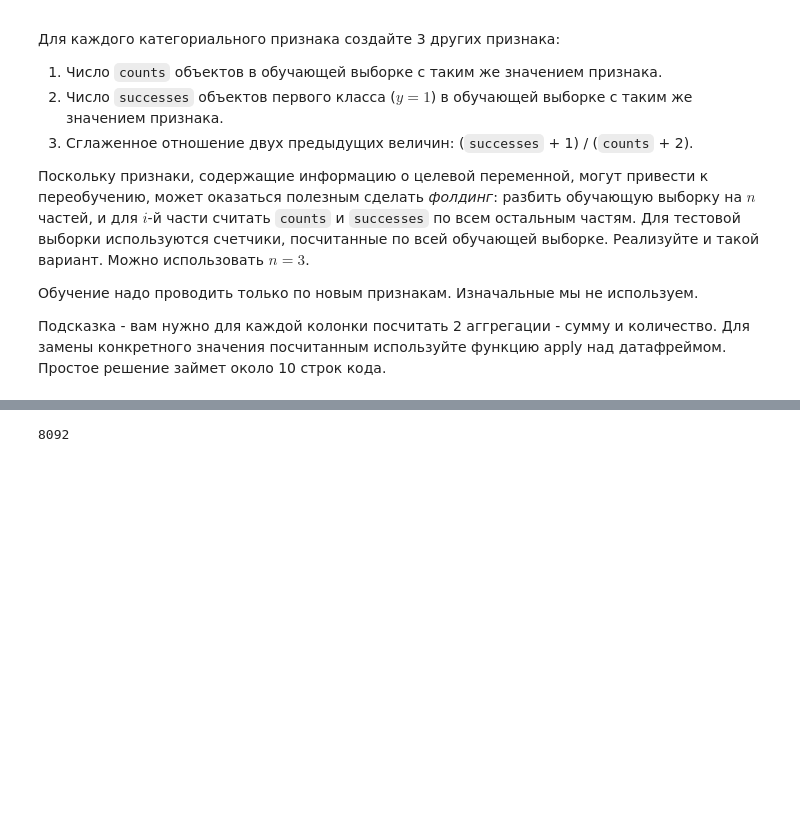
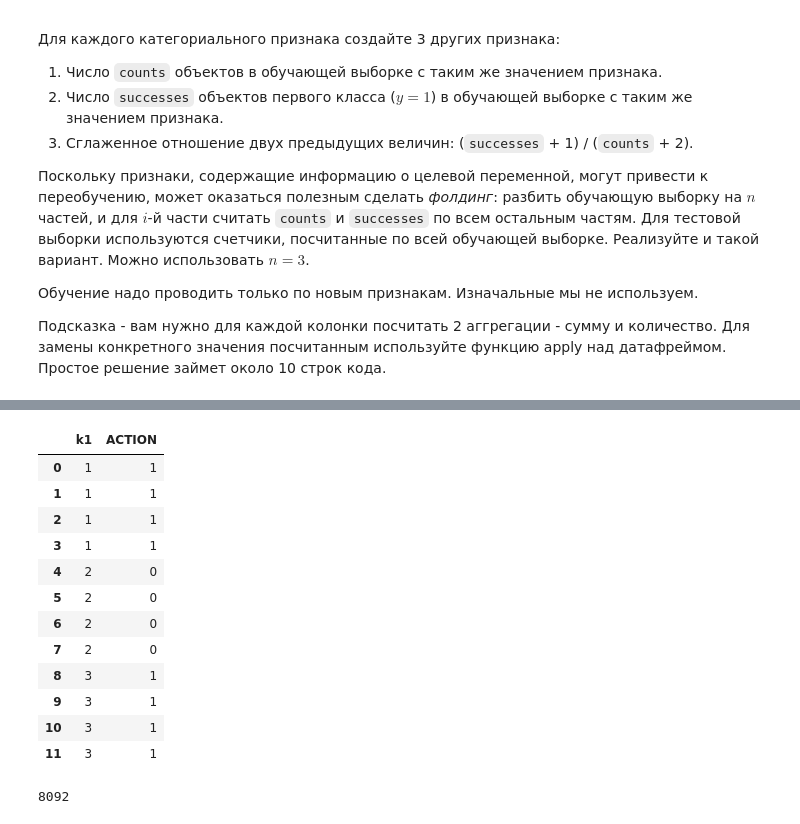
Before and after one commit to D7nis/Course-ML-Classic, a Jupyter notebook: Practice/6. Классификация, kNN/06-01-classification_DDA.ipynb, the cells around one changed output, grey strips where cells are left out. Cells and saved outputs as stored; diff of their text form; code cells hidden in the pictures; blank space fills up the shorter version.

```diff
--- a/Practice/6. Классификация, kNN/06-01-classification_DDA.ipynb
+++ b/Practice/6. Классификация, kNN/06-01-classification_DDA.ipynb
@@ -373,3 +539,20 @@ def CountAndSuccMain (df, train_part_by_target_size=0.7, y_name = 'ACTION', meth
+# %%
+df_tmp1=pd.DataFrame({'k1':[1,1,1,1,2,2,2,2,3,3,3,3],'ACTION':[1,1,1,1,0,0,0,0,1,1,1,1]})
+df_tmp1
+# %% [output]
+|  | k1 | ACTION |
+| 0 | 1 | 1 |
+| 1 | 1 | 1 |
+| 2 | 1 | 1 |
+| 3 | 1 | 1 |
+| 4 | 2 | 0 |
+| 5 | 2 | 0 |
+| 6 | 2 | 0 |
+| 7 | 2 | 0 |
+| 8 | 3 | 1 |
+| 9 | 3 | 1 |
+| 10 | 3 | 1 |
+| 11 | 3 | 1 |
 # %%
 #df5 = df.iloc[41:56][['ACTION','ROLE_FAMILY','ROLE_ROLLUP_2','ROLE_DEPTNAME']]
 #df5
```
Also changed, not shown: parts of 30 cells of this notebook.
